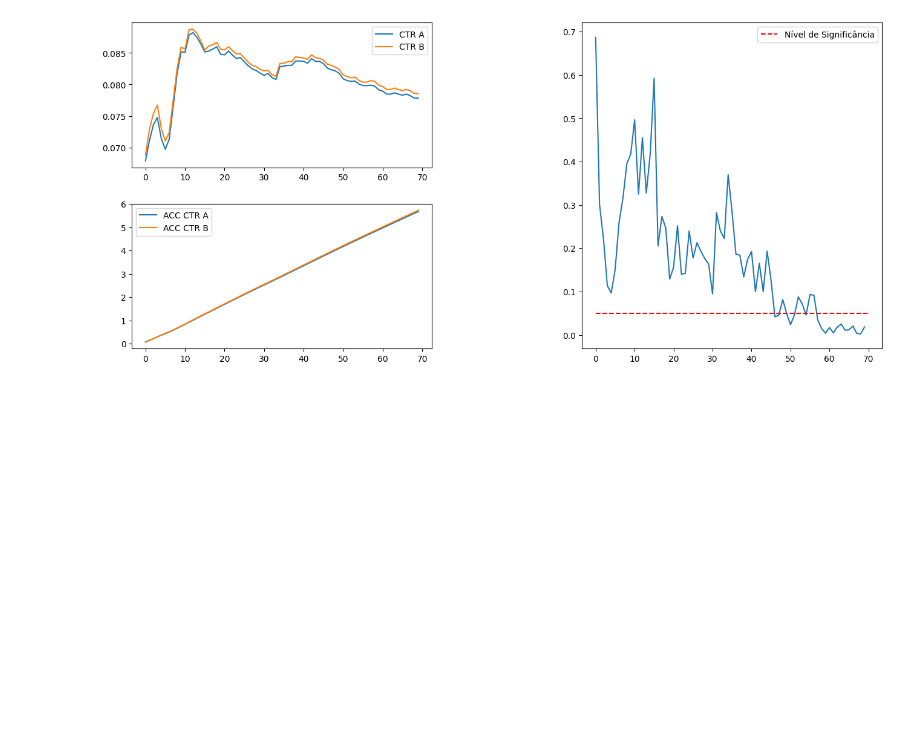
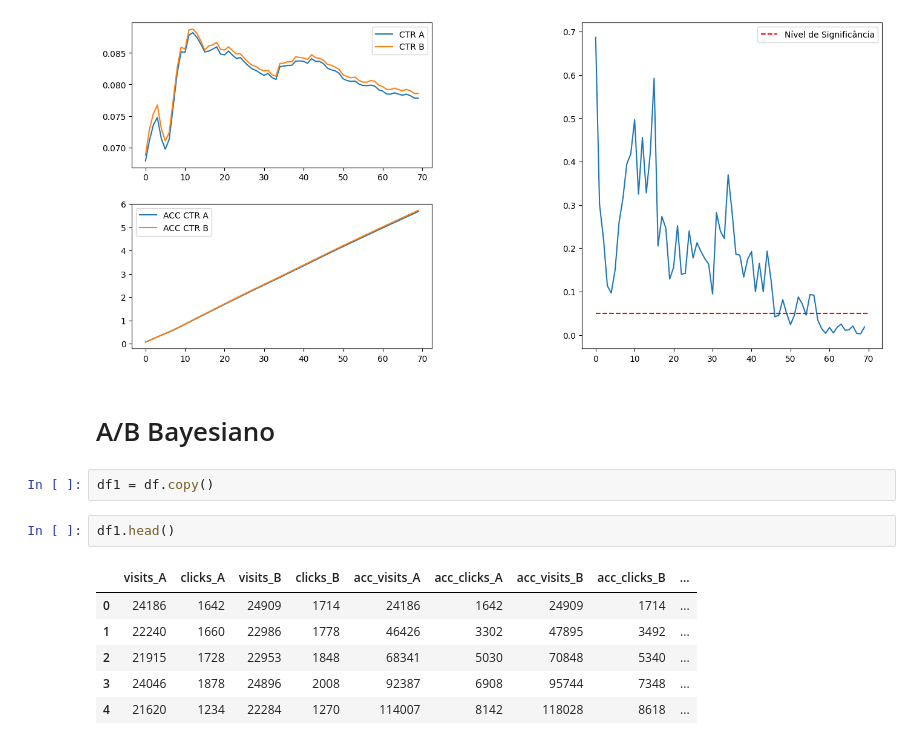
Before and after one commit to ian-alves-sousa/ab_bayesiano, a Jupyter notebook: AB_Frequentista.ipynb, the cells around one changed output. Drawn from its saved outputs; the diff is of its cells as text; blank space fills up the shorter version.

Commit message:
aplicando o bayesiano

```diff
--- a/AB_Frequentista.ipynb
+++ b/AB_Frequentista.ipynb
@@ -111,3 +112,16 @@ ax3.legend();
 #Até o dia 58, não era possível tirar uma conclusão, depois desse dia há amostras o suficiente para isso
 # %% [output]
 [figure]
+# %% [markdown]
+# A/B Bayesiano
+# %%
+df1 = df.copy()
+# %%
+df1.head()
+# %% [output]
+|  | visits_A | clicks_A | visits_B | clicks_B | acc_visits_A | acc_clicks_A | acc_visits_B | acc_clicks_B | ... |
+| 0 | 24186 | 1642 | 24909 | 1714 | 24186 | 1642 | 24909 | 1714 | ... |
+| 1 | 22240 | 1660 | 22986 | 1778 | 46426 | 3302 | 47895 | 3492 | ... |
+| 2 | 21915 | 1728 | 22953 | 1848 | 68341 | 5030 | 70848 | 5340 | ... |
+| 3 | 24046 | 1878 | 24896 | 2008 | 92387 | 6908 | 95744 | 7348 | ... |
+| 4 | 21620 | 1234 | 22284 | 1270 | 114007 | 8142 | 118028 | 8618 | ... |
```
Also changed, not shown: parts of 4 cells of this notebook.
